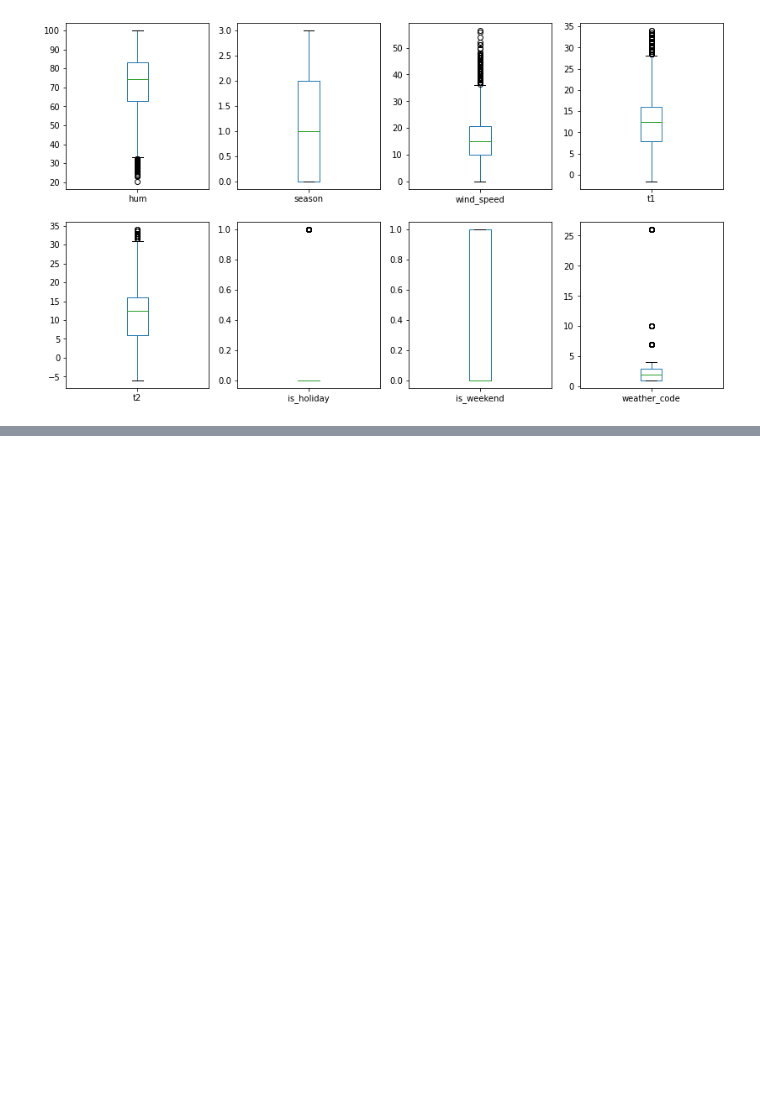
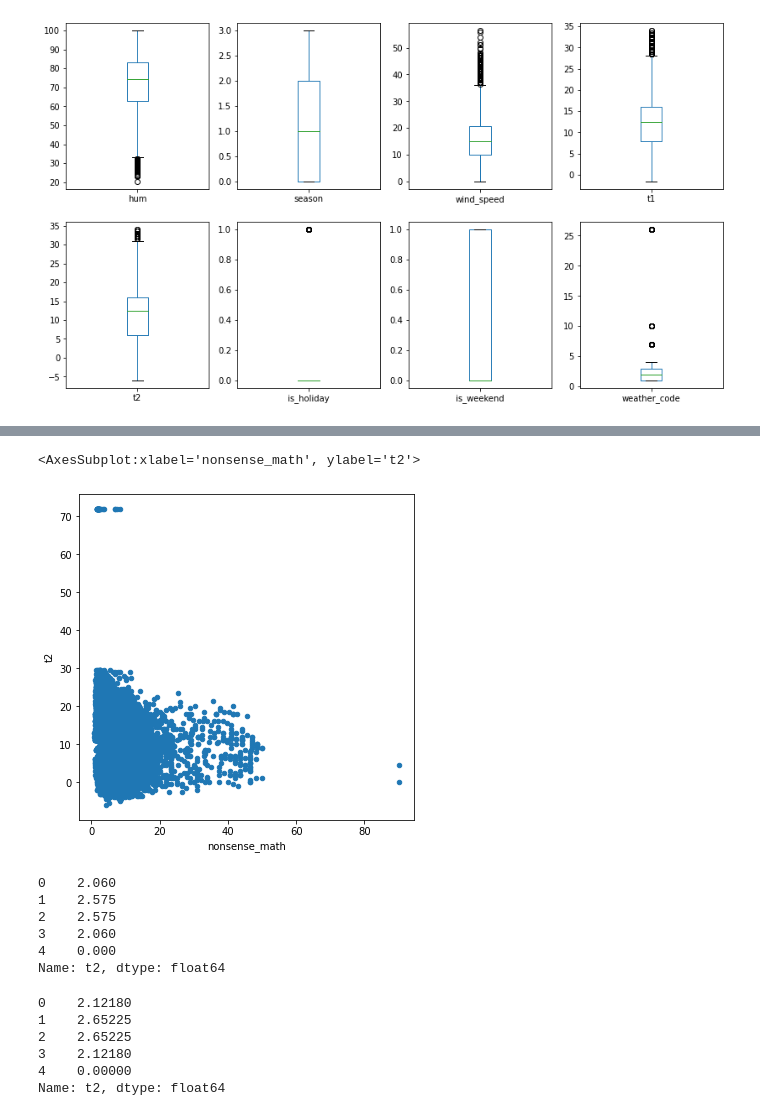
Before and after one commit to BatesJ72/LondonBikes, a Jupyter notebook: London_Bikes_Analysis.ipynb, the cells around one changed output, grey strips where cells are left out. Cells and saved outputs as stored; diff of their text form; code cells hidden in the pictures; blank space fills up the shorter version.

```diff
--- a/London_Bikes_Analysis.ipynb
+++ b/London_Bikes_Analysis.ipynb
@@ -194,0 +211,7 @@ dtype: object
+# %%
+data.loc[(data["t2"] >= 30), 't2'] = 72
+
+data.plot(kind = 'scatter', x = 'nonsense_math', y = 't2', figsize = (6,6))
+# %% [output]
+<AxesSubplot:xlabel='nonsense_math', ylabel='t2'>
+[figure, added]
@@ -194,0 +223,20 @@ dtype: object
+# %%
+data["t2"].head()
+# %% [output]
+0    2.060
+1    2.575
+2    2.575
+3    2.060
+4    0.000
+Name: t2, dtype: float64
+# %%
+data["t2"] *= 1.03
+
+data["t2"].head()
+# %% [output]
+0    2.12180
+1    2.65225
+2    2.65225
+3    2.12180
+4    0.00000
+Name: t2, dtype: float64
```
Also changed, not shown: parts of 8 cells of this notebook.
